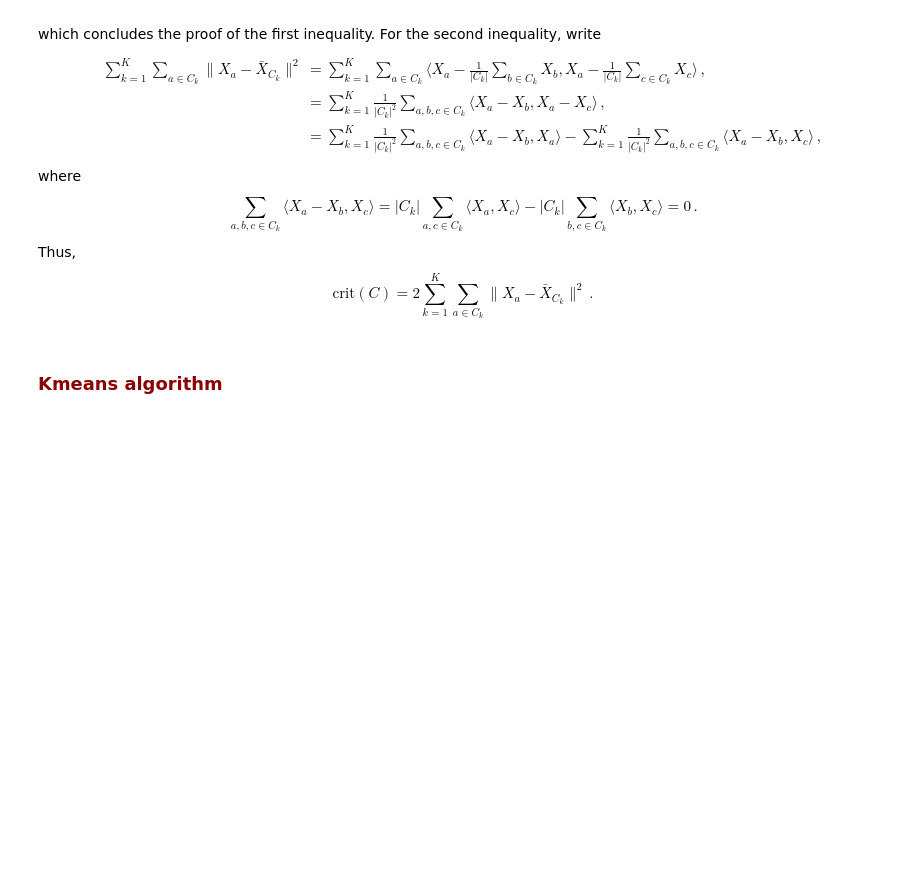
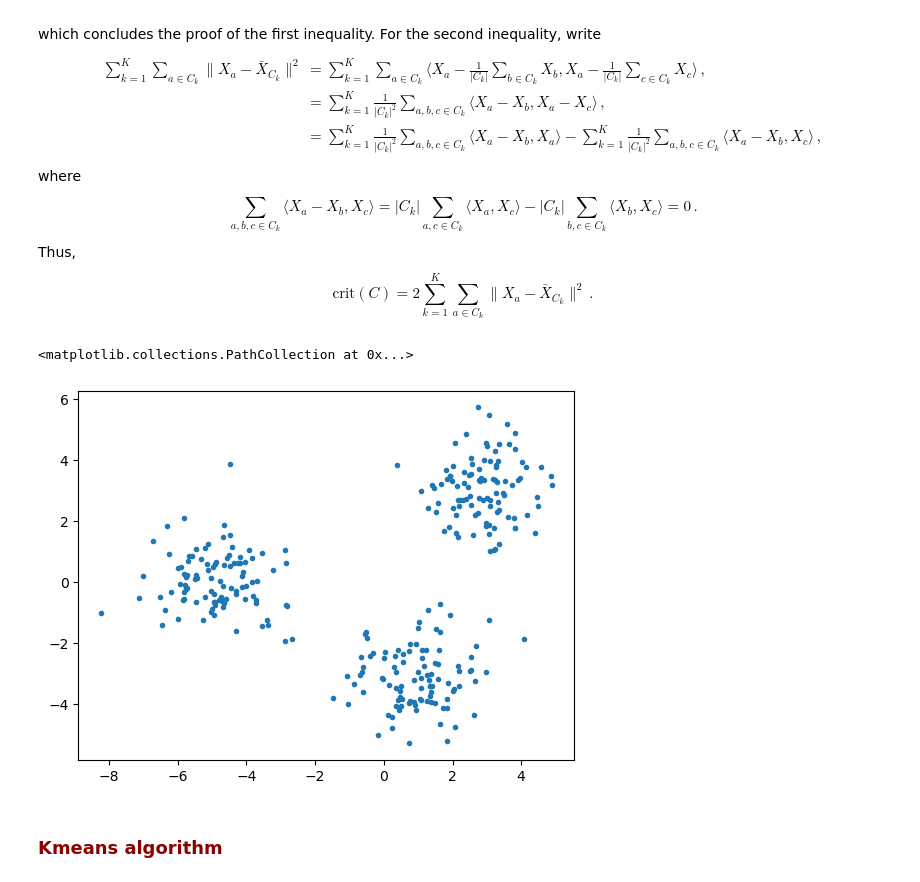
Before and after one commit to sylvainlc/22-ISDS-StatisticalLearning, a Jupyter notebook: Labs/06-kmeans/06-kmeans.ipynb, the cells around one changed output. Drawn from its saved outputs; the diff is of its cells as text; code cells hidden in the pictures; blank space fills up the shorter version.

```diff
--- a/Labs/06-kmeans/06-kmeans.ipynb
+++ b/Labs/06-kmeans/06-kmeans.ipynb
@@ -81,6 +81,17 @@ Thus,
 $$
 \textrm{crit}(C) = 2\sum_{k=1}^K\sum_{a\in C_{k}}\|X_{a}-\bar{X}_{C_{k}}\|^2\,.
 $$
+# %%
+# Generate data
+np.random.seed(42)
+data1 = np.random.randn(100, 2) + np.array([3, 3])
+data2 = np.random.randn(100, 2) + np.array([-5, 0])
+data3 = np.random.randn(100, 2) + np.array([1, -3])
+data = np.concatenate([data1, data2, data3])
+plt.scatter(data[:, 0], data[:, 1], marker='.')
+# %% [output]
+<matplotlib.collections.PathCollection at 0x...>
+[figure, added]
 # %% [markdown]
 ### <font color=darkred>  Kmeans algorithm </font>
 # %% [markdown]
```
Also changed, not shown: parts of 10 cells of this notebook.
